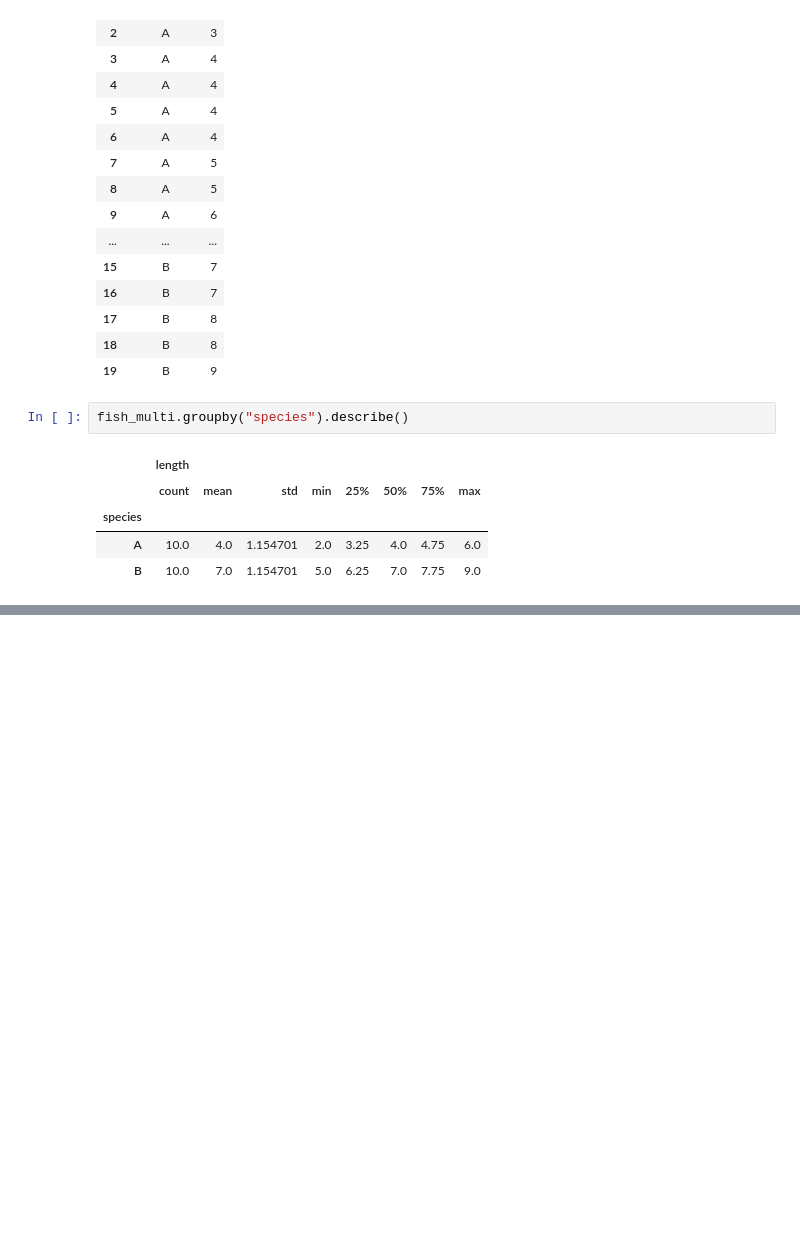
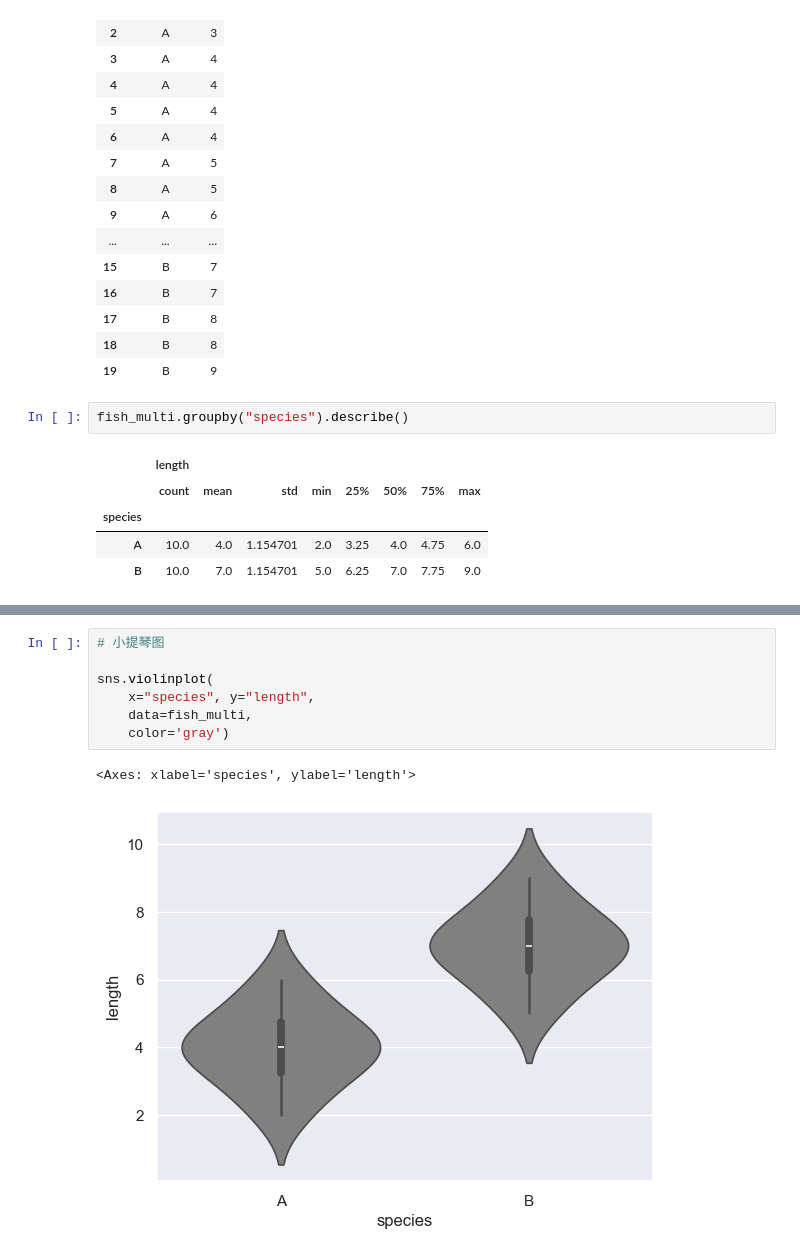
Before and after one commit to richard-ma/weekendProject, a Jupyter notebook: 202405-1statisticsPython/3-3数据可视化.ipynb, the cells around one changed output, grey strips where cells are left out. Drawn from its saved outputs; the diff is of its cells as text; blank space fills up the shorter version.

```diff
--- a/202405-1statisticsPython/3-3数据可视化.ipynb
+++ b/202405-1statisticsPython/3-3数据可视化.ipynb
@@ -91,0 +102,10 @@ sns.histplot(length_b, bins=5, color='gray', kde=False)
+# %%
+# 小提琴图
+
+sns.violinplot(
+    x="species", y="length",
+    data=fish_multi,
+    color='gray')
+# %% [output]
+<Axes: xlabel='species', ylabel='length'>
+[figure, added]
```
Also changed, not shown: parts of 11 cells of this notebook.
